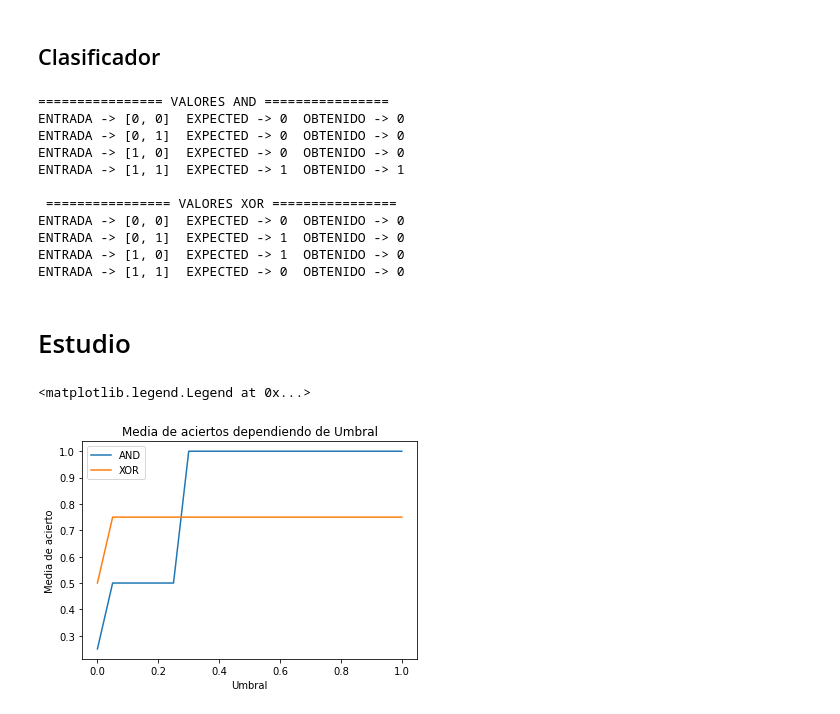
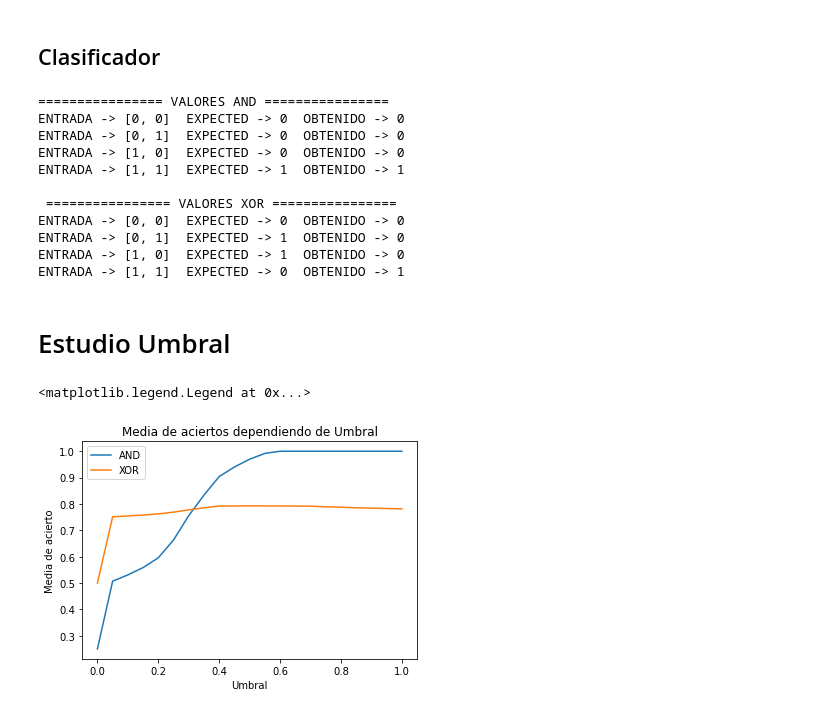
Before and after one commit to Govoa/Perceptron_MLP_Practica, a Jupyter notebook: pr1/L2P1-Perceptron.ipynb, the cells around one changed output. Cells and saved outputs as stored; diff of their text form; code cells hidden in the pictures.

Commit message:
Estudio Variables Completo

```diff
--- a/pr1/L2P1-Perceptron.ipynb
+++ b/pr1/L2P1-Perceptron.ipynb
@@ -20,11 +20,12 @@ valor2_xor =  round(np.random.uniform(-1,1),3) # Truncamos para evitar que coja
 
 neurona_xor = [valor1_xor,valor2_xor] # Generamos una matriz de pesos aleatoria en intervalo -1,1
 
-umbral = 0.4# TOCAR
+umbral = 0.6# Final
 learning_rate = 0.3 # TOCAR
 n_iteraciones = 20 # TOCAR
 
 # Definimos las 4 posibles entradas binarias que tendrán tanto AND como XOR
+
 entradas = [[0,0],[0,1],[1,0],[1,1]] # Para el entramiento, elegiremos aleatoriamente una de estas entradas constantemente (2 entradas)
 # %% [markdown]
 ### Funciones de entrenamiento
@@ -45,16 +46,16 @@ def aprendizaje(neurona,learning_rate,expected,obtenido,entradas):
 # %% [markdown]
 ## Entrenamiento
 # %%
-def entrenamiento_and(entradas,neurona,umbral,learning_rate):
-    for i in range(n_iteraciones):
+def entrenamiento_and(entradas,neurona,umbral,learning_rate, iteraciones):
+    for i in range(iteraciones):
         for entrada in entradas:
             expected = entrada[0] * entrada[1]
             salida_obtenida = funcionActivacion(neurona, entrada,umbral)
             neurona = aprendizaje(neurona,learning_rate,expected,salida_obtenida,entrada)
     return neurona
 
-def entrenamiento_xor(entradas,neurona,umbral,learning_rate):
-    for i in range(n_iteraciones):
+def entrenamiento_xor(entradas,neurona,umbral,learning_rate,iteraciones):
+    for i in range(iteraciones):
         for entrada in entradas:
             expected = entrada[0] ^ entrada[1]
             salida_obtenida = funcionActivacion(neurona, entrada,umbral)
@@ -62,8 +63,8 @@ def entrenamiento_xor(entradas,neurona,umbral,learning_rate):
     return neurona
 # %%
 # LLAMADA PARA EJECUCIÓN
-neurona_clasificar_and = entrenamiento_and(entradas,neurona_and,umbral,learning_rate)
-neurona_clasificar_xor = entrenamiento_xor(entradas,neurona_xor,umbral,learning_rate)
+neurona_clasificar_and = entrenamiento_and(entradas,neurona_and,umbral,learning_rate,n_iteraciones)
+neurona_clasificar_xor = entrenamiento_xor(entradas,neurona_xor,umbral,learning_rate,n_iteraciones)
 # %% [markdown]
 ## Clasificador
 # %%
@@ -86,40 +87,52 @@ ENTRADA -> [1, 1]  EXPECTED -> 1  OBTENIDO -> 1
 ENTRADA -> [0, 0]  EXPECTED -> 0  OBTENIDO -> 0
 ENTRADA -> [0, 1]  EXPECTED -> 1  OBTENIDO -> 0
 ENTRADA -> [1, 0]  EXPECTED -> 1  OBTENIDO -> 0
-ENTRADA -> [1, 1]  EXPECTED -> 0  OBTENIDO -> 0
+ENTRADA -> [1, 1]  EXPECTED -> 0  OBTENIDO -> 1
 # %% [markdown]
-# Estudio
+# Estudio Umbral
 # %%
 listadoUmbral = np.linspace(0,1,21)
-listadoCoef =  np.linspace(0,1,21)
-listadoIteraciones = np.linspace(0,100,51)
-listamediasAND = []
-listamediasXOR = []
-for ubmral in listadoUmbral:
-    errorAND = 0
-    errorXOR = 0
-    neurona_clasificar_and = entrenamiento_and(entradas,neurona_and,ubmral,learning_rate)
-    neurona_clasificar_xor = entrenamiento_xor(entradas,neurona_xor,ubmral,learning_rate)
-    for entrada in entradas:
-        expectedAND = entrada[0] * entrada[1]
-        obtenidoAND = funcionActivacion(neurona_clasificar_and,entrada,ubmral)
-        expectedXOR = entrada[0] ^ entrada[1]
-        obtenidoXOR = funcionActivacion(neurona_clasificar_xor,entrada,ubmral)
-        funcionActivacion(neurona_clasificar_xor,entrada,umbral)
-        if obtenidoAND == expectedAND:
-            errorAND += 1
-        if obtenidoXOR == expectedAND:
-            errorXOR += 1
-    listamediasAND.append(errorAND/4)
-    listamediasXOR.append(errorXOR/4)
-plt.plot(listadoUmbral,listamediasAND)
+listafinalAND = np.zeros(len(listadoUmbral))
+listafinalXOR = np.zeros(len(listadoUmbral))
+precision = 10000
+
+for x in range(precision):
+    listamediasAND = []
+    listamediasXOR = []
+    valor1_and = round(np.random.uniform(-1,1),3) # Truncamos para evitar que coja muchos decimales y se lie
+    valor2_and =  round(np.random.uniform(-1,1),3) # Truncamos para evitar que coja muchos decimales y se lie
+    neurona_and = [valor1_and,valor2_and] # Generamos una matriz de pesos aleatoria en intervalo -1,1
+    valor1_xor = round(np.random.uniform(-1,1),3) # Truncamos para evitar que coja muchos decimales y se lie
+    valor2_xor =  round(np.random.uniform(-1,1),3) # Truncamos para evitar que coja muchos decimales y se lie
+    neurona_xor = [valor1_xor,valor2_xor] # Generamos una matriz de pesos aleatoria en intervalo -1,1
+    for ubmral in listadoUmbral:
+        errorAND = 0
+        errorXOR = 0
+        neurona_clasificar_and = entrenamiento_and(entradas,neurona_and,ubmral,learning_rate,n_iteraciones)
+        neurona_clasificar_xor = entrenamiento_xor(entradas,neurona_xor,ubmral,learning_rate,n_iteraciones)
+        for entrada in entradas:
+            expectedAND = entrada[0] * entrada[1]
+            obtenidoAND = funcionActivacion(neurona_clasificar_and,entrada,ubmral)
+            expectedXOR = entrada[0] ^ entrada[1]
+            obtenidoXOR = funcionActivacion(neurona_clasificar_xor,entrada,ubmral)
+            if obtenidoAND == expectedAND:
+                errorAND += 1
+            if obtenidoXOR == expectedAND:
+                errorXOR += 1
+        listamediasAND.append(errorAND/4)
+        listamediasXOR.append(errorXOR/4)
+    listafinalAND += np.array(listamediasAND)
+    listafinalXOR += np.array(listamediasXOR)
+listafinalAND = listafinalAND / precision
+listafinalXOR = listafinalXOR / precision
+plt.plot(listadoUmbral,listafinalAND)
 plt.ylabel('Media de acierto')
 plt.xlabel('Umbral')
-plt.plot(listadoUmbral,listamediasXOR)
+plt.plot(listadoUmbral,listafinalXOR)
 plt.ylabel('Media de acierto')
 plt.xlabel('Umbral')
 plt.title('Media de aciertos dependiendo de Umbral')
 plt.legend(['AND', 'XOR'])
 # %% [output]
 <matplotlib.legend.Legend at 0x...>
-[figure, old version]
+[figure, new version]
```
Also changed, not shown: parts of 7 cells of this notebook.
